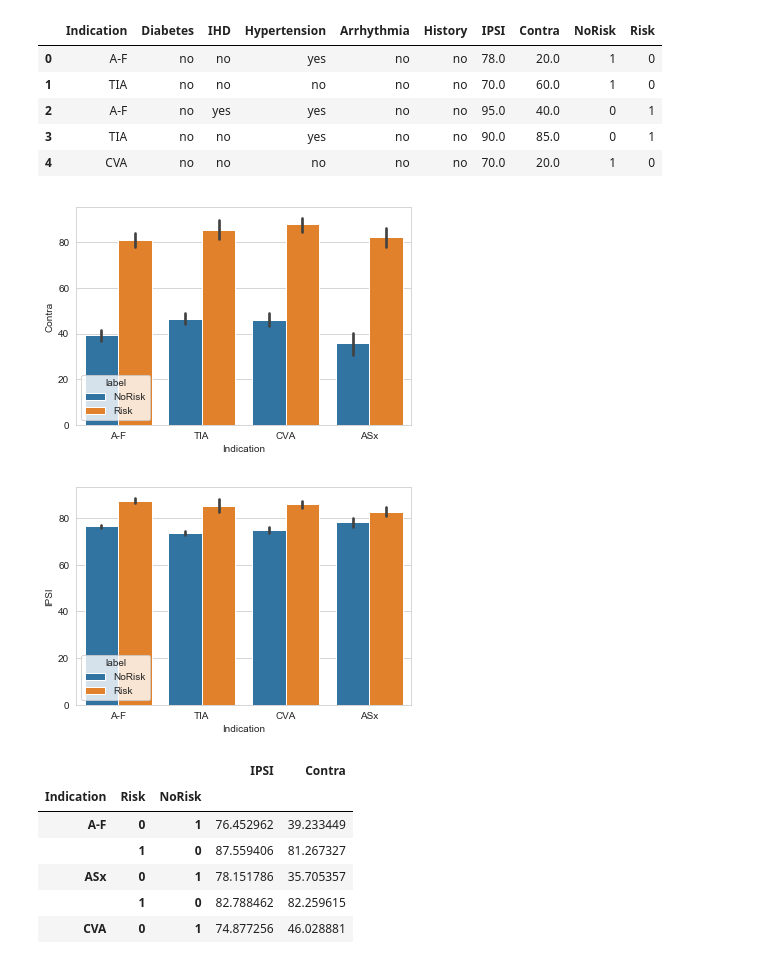
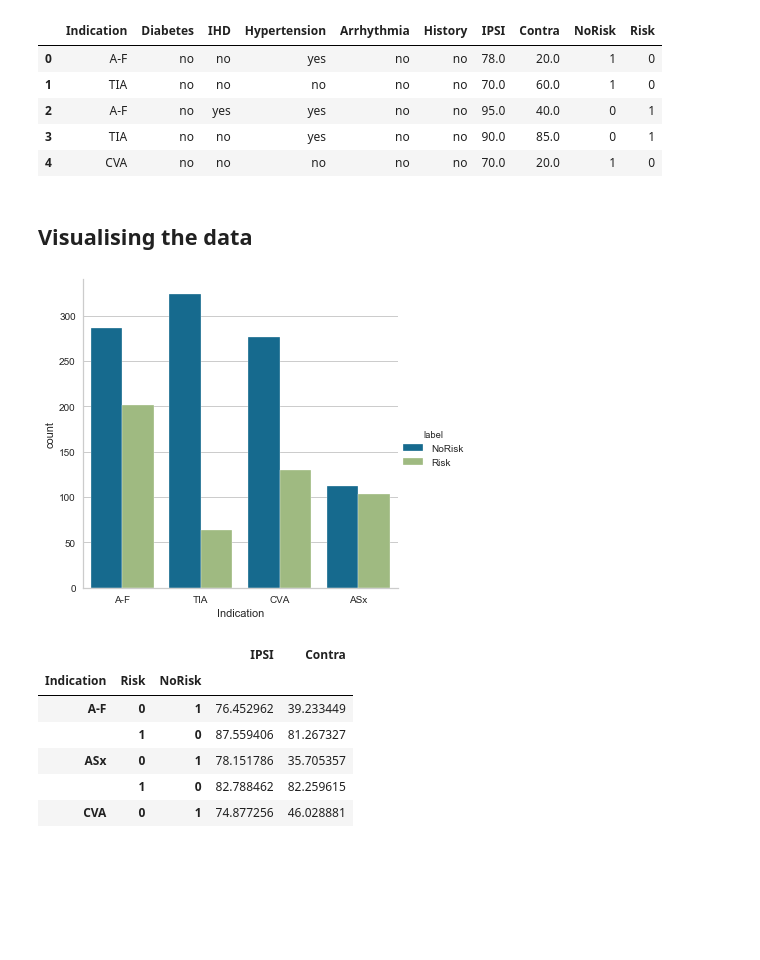
Before and after one commit to bdavis9725/Medical-Data-Mining, a Jupyter notebook: DataMiningACW.ipynb, the cells around one changed output. Cells and saved outputs as stored; diff of their text form; code cells hidden in the pictures; blank space fills up the shorter version.

```diff
--- a/DataMiningACW.ipynb
+++ b/DataMiningACW.ipynb
@@ -278,14 +293,11 @@ clean_data_with_dummies.head()
 | 2 | A-F | no | yes | yes | no | no | 95.0 | 40.0 | 0 | 1 |
 | 3 | TIA | no | no | yes | no | no | 90.0 | 85.0 | 0 | 1 |
 | 4 | CVA | no | no | no | no | no | 70.0 | 20.0 | 1 | 0 |
+# %% [markdown]
+## Visualising the data
 # %%
 sns.set_style("whitegrid")
-vis3 = sns.barplot(x="Indication", y ="Contra", hue="label", data=clean_data)
+vis4 = sns.catplot(x="Indication", hue="label", data=clean_data, kind="count")
 # %% [output]
-[figure, old version]
+[figure, new version]
-# %%
-sns.set_style("whitegrid")
-vis4 = sns.barplot(x="Indication", y ="IPSI", hue="label", data=clean_data)
-# %% [output]
-[figure, removed]
 # %%
```
Also changed, not shown: parts of 39 cells of this notebook.
